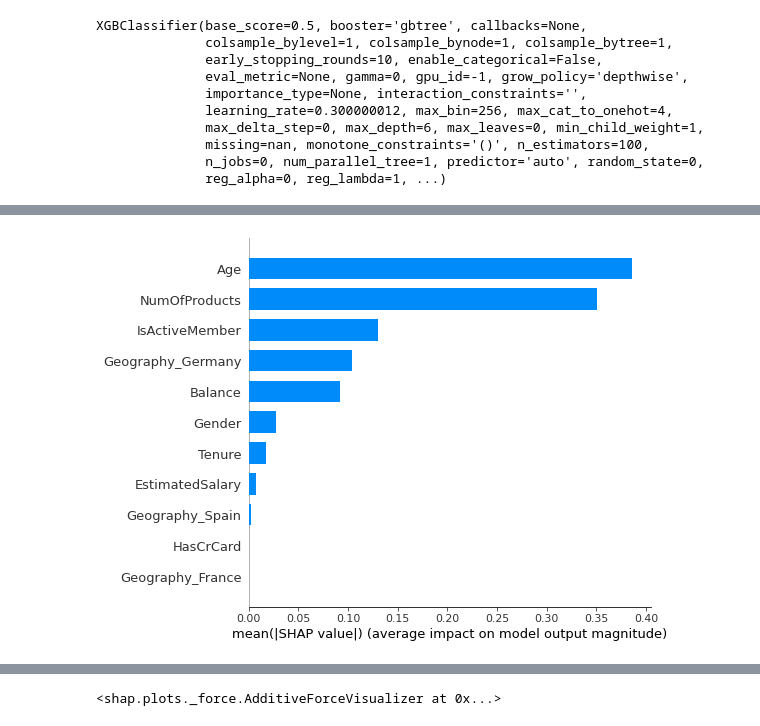
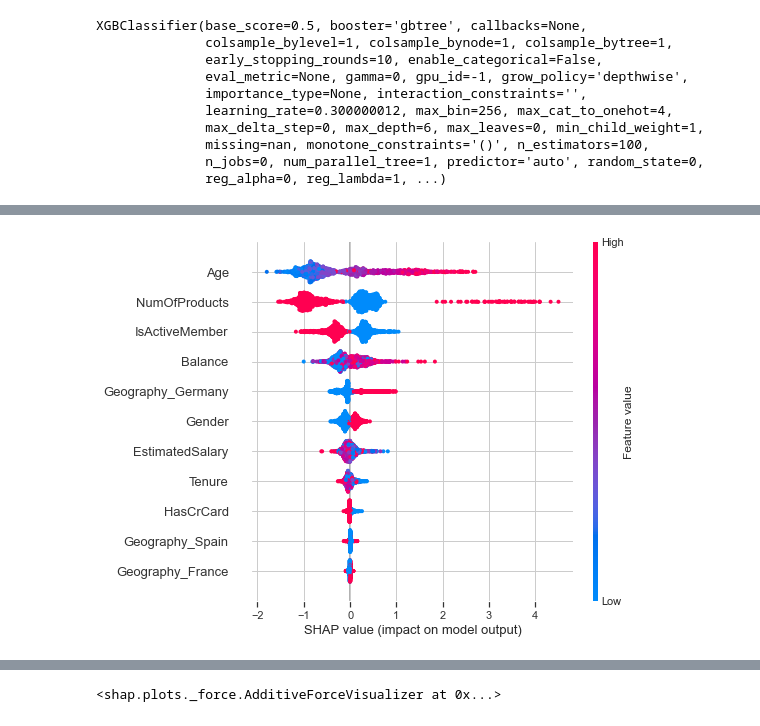
Before and after one commit to validmind/developer-framework, a Jupyter notebook: notebooks/test.ipynb, the cells around one changed output, grey strips where cells are left out. Drawn from its saved outputs; the diff is of its cells as text; code cells hidden in the pictures.

Commit message:
implement shap results and send shap plots

```diff
--- a/notebooks/test.ipynb
+++ b/notebooks/test.ipynb
@@ -179,4 +173,0 @@ shap.summary_plot(shap_values, x_test)
-# %%
-shap.summary_plot(shap_values, x_test, plot_type="bar")
-# %% [output]
-[figure, removed]
@@ -182,0 +215,8 @@ shap.summary_plot(shap_values, x_test, plot_type="bar")
+# %%
+import matplotlib as mpl
+mpl.rcParams['grid.color'] = '#CCC'
+ax = plt.axes()
+ax.set_facecolor("white")
+shap.summary_plot(shap_values, x_test)
+# %% [output]
+[figure, added]
```
Also changed, not shown: parts of 12 cells of this notebook, 4 other files.
